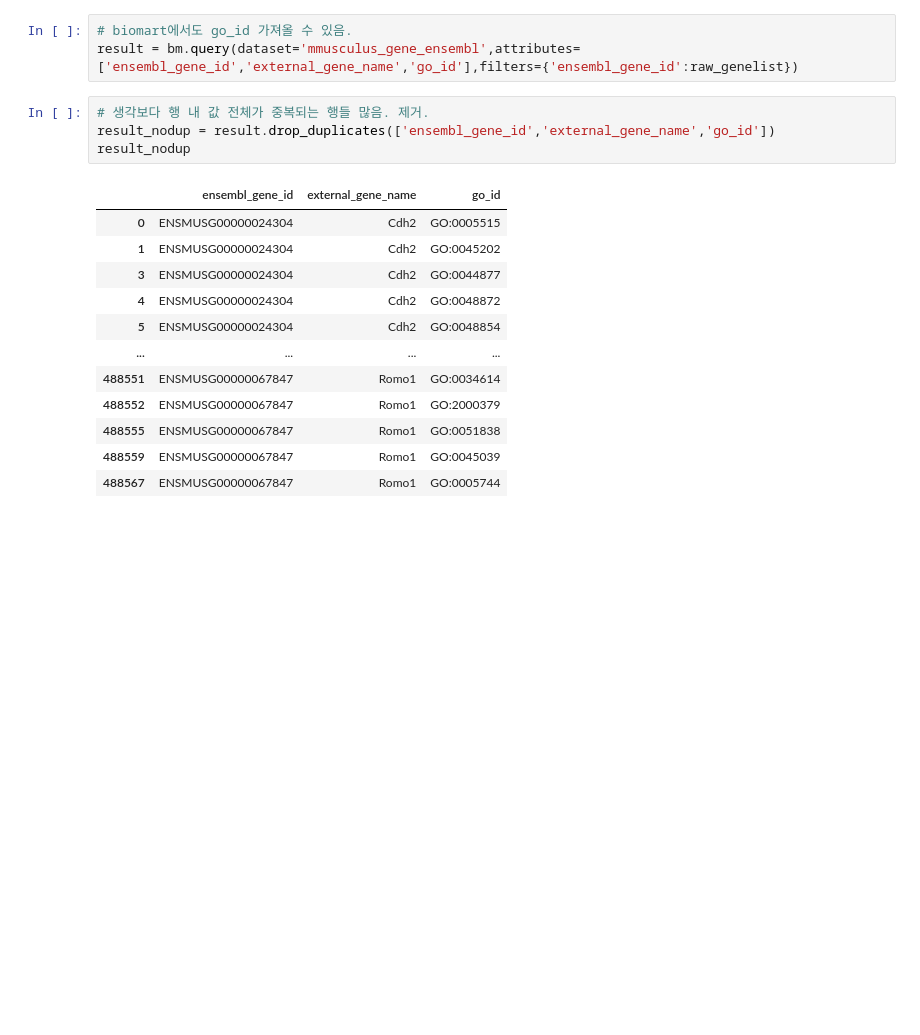
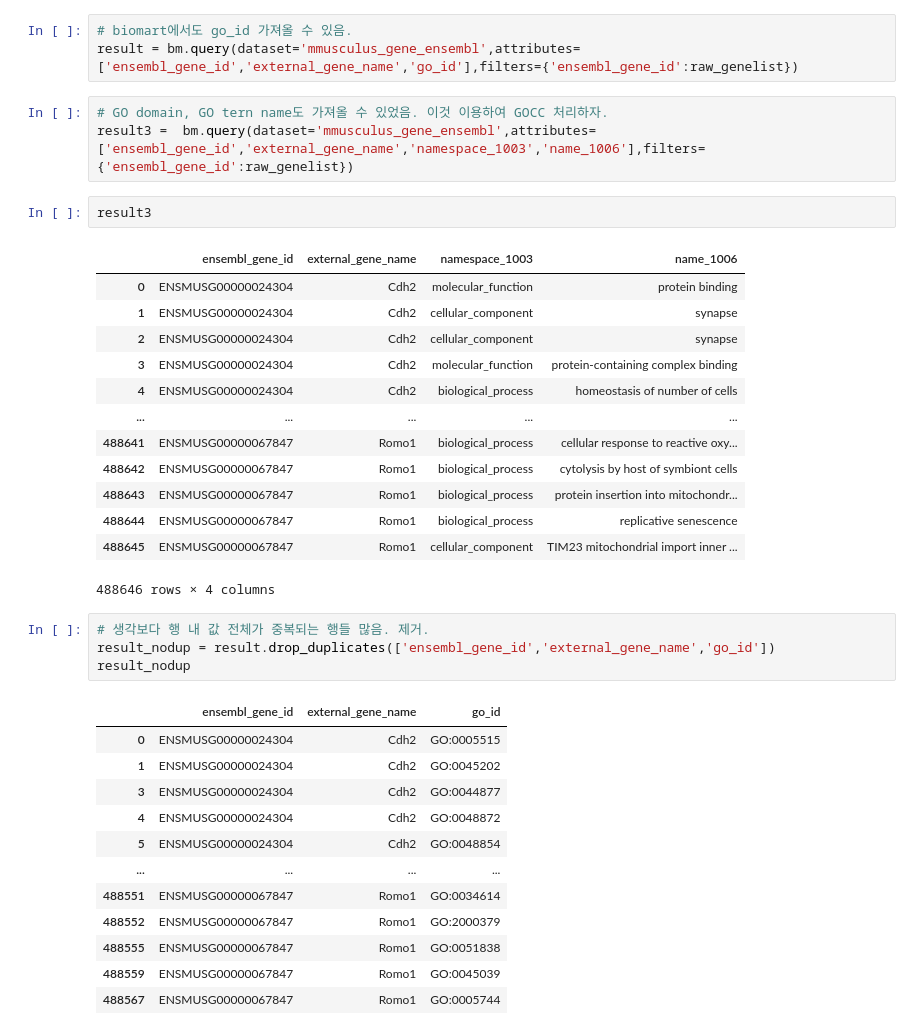
Before and after one commit to dong-gi-jang/binfo, a Jupyter notebook: Free 2/Free2_Fig5A.ipynb, the cells around one changed output. Drawn from its saved outputs; the diff is of its cells as text; blank space fills up the shorter version.

```diff
--- a/Free 2/Free2_Fig5A.ipynb
+++ b/Free 2/Free2_Fig5A.ipynb
@@ -109,6 +143,25 @@ Done
 # %%
 # biomart에서도 go_id 가져올 수 있음.
 result = bm.query(dataset='mmusculus_gene_ensembl',attributes=['ensembl_gene_id','external_gene_name','go_id'],filters={'ensembl_gene_id':raw_genelist})
+# %%
+# GO domain, GO tern name도 가져올 수 있었음. 이것 이용하여 GOCC 처리하자.
+result3 =  bm.query(dataset='mmusculus_gene_ensembl',attributes=['ensembl_gene_id','external_gene_name','namespace_1003','name_1006'],filters={'ensembl_gene_id':raw_genelist})
+# %%
+result3
+# %% [output]
+|  | ensembl_gene_id | external_gene_name | namespace_1003 | name_1006 |
+| 0 | ENSMUSG00000024304 | Cdh2 | molecular_function | protein binding |
+| 1 | ENSMUSG00000024304 | Cdh2 | cellular_component | synapse |
+| 2 | ENSMUSG00000024304 | Cdh2 | cellular_component | synapse |
+| 3 | ENSMUSG00000024304 | Cdh2 | molecular_function | protein-containing complex binding |
+| 4 | ENSMUSG00000024304 | Cdh2 | biological_process | homeostasis of number of cells |
+| ... | ... | ... | ... | ... |
+| 488641 | ENSMUSG00000067847 | Romo1 | biological_process | cellular response to reactive oxy... |
+| 488642 | ENSMUSG00000067847 | Romo1 | biological_process | cytolysis by host of symbiont cells |
+| 488643 | ENSMUSG00000067847 | Romo1 | biological_process | protein insertion into mitochondr... |
+| 488644 | ENSMUSG00000067847 | Romo1 | biological_process | replicative senescence |
+| 488645 | ENSMUSG00000067847 | Romo1 | cellular_component | TIM23 mitochondrial import inner ... |
+488646 rows × 4 columns
 # %%
 # 생각보다 행 내 값 전체가 중복되는 행들 많음. 제거.
 result_nodup = result.drop_duplicates(['ensembl_gene_id','external_gene_name','go_id'])
```
Also changed, not shown: parts of 10 cells of this notebook.
